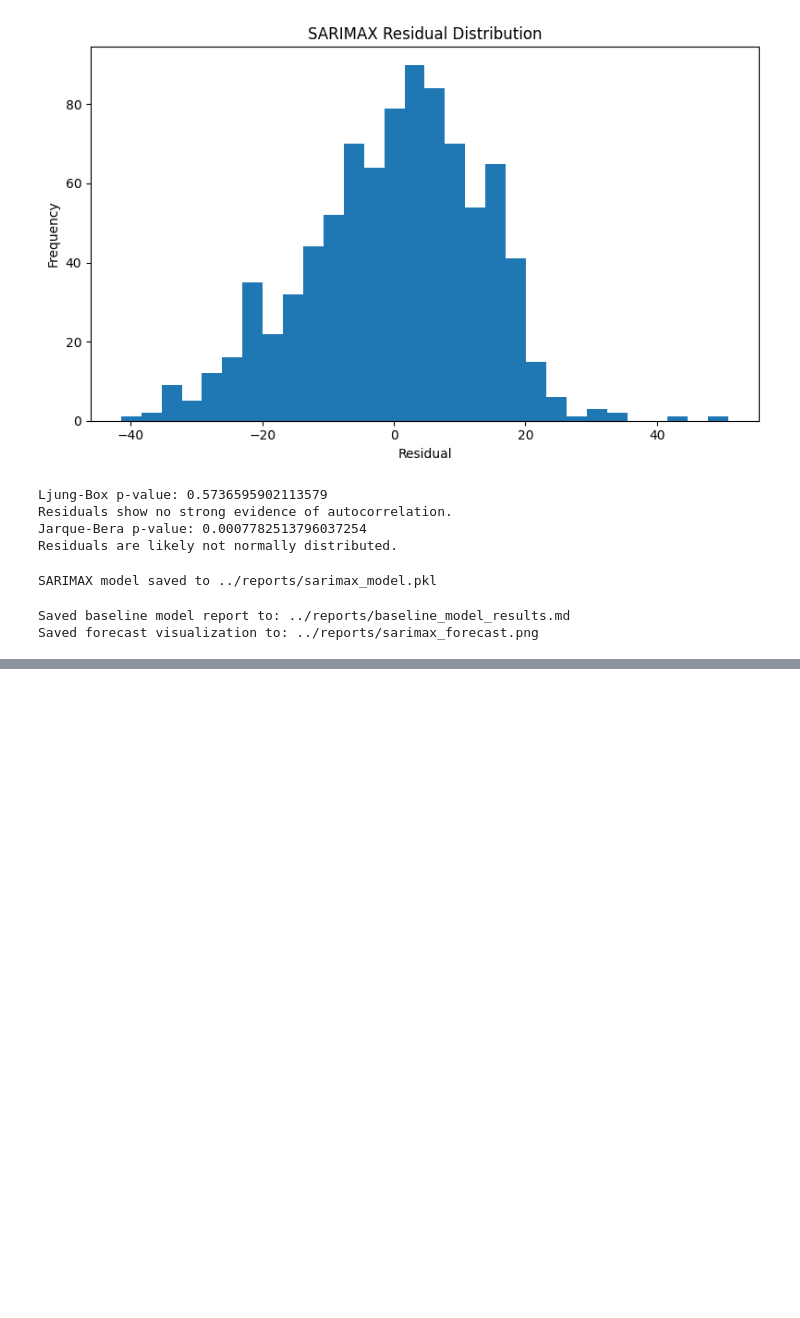
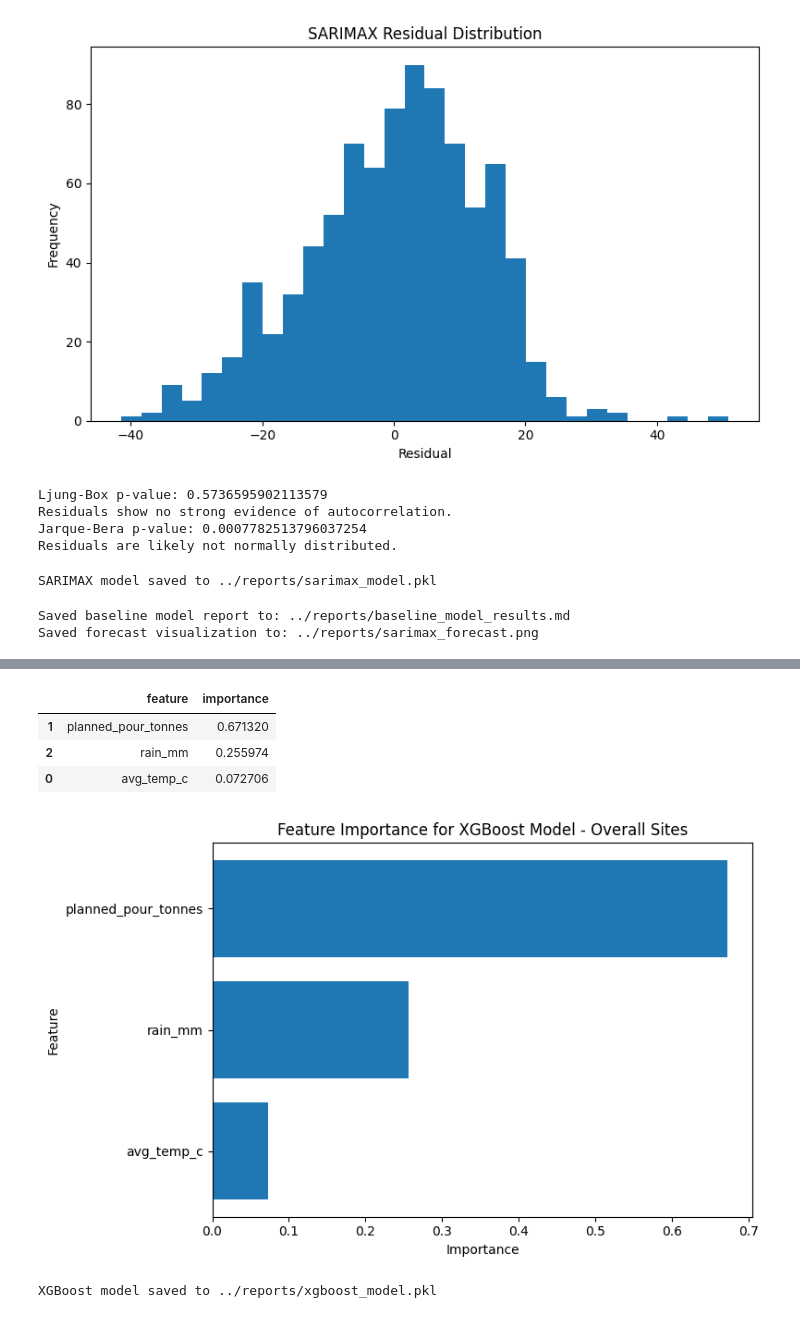
Before and after one commit to WhizIkem/MIG_Cement, a Jupyter notebook: notebooks/03_modelling2.ipynb, the cells around one changed output, grey strips where cells are left out. Cells and saved outputs as stored; diff of their text form; code cells hidden in the pictures; blank space fills up the shorter version.

Commit message:
notebooks and reports

```diff
--- a/notebooks/03_modelling2.ipynb
+++ b/notebooks/03_modelling2.ipynb
@@ -560,0 +775,44 @@ RMSE: 10.48
+# %%
+# feature importance for XGBoost model for all sites
+xgb_feature_importance_df = pd.DataFrame(xgb_feature_importance_df)
+
+overall_feature_importance_df = (
+xgb_feature_importance_df.groupby('feature')['importance']
+.mean()
+.reset_index()
+.sort_values('importance', ascending=False)
+)
+
+overall_feature_importance_df
+# %% [output]
+|  | feature | importance |
+| 1 | planned_pour_tonnes | 0.671320 |
+| 2 | rain_mm | 0.255974 |
+| 0 | avg_temp_c | 0.072706 |
+# %%
+# plot feature importance for XGBoost model for overall sites
+plt.figure(figsize=(8, 5))
+
+plt.barh(
+  overall_feature_importance_df['feature'],
+  overall_feature_importance_df['importance']
+)
+
+plt.gca().invert_yaxis()
+plt.title("Feature Importance for XGBoost Model - Overall Sites")
+plt.xlabel("Importance")
+plt.ylabel("Feature")
+plt.tight_layout()
+plt.show()
+# %% [output]
+[figure, added]
+# %%
+# save xgboost model in pickle format
+xgb_model_save_path = Path.Path("../reports/xgboost_model.pkl")
+
+with open(xgb_model_save_path, 'wb') as f:
+    pickle.dump(xgb_model, f)
+
+print(f"XGBoost model saved to {xgb_model_save_path}")
+# %% [output]
+XGBoost model saved to ../reports/xgboost_model.pkl
```
Also changed, not shown: parts of 12 cells of this notebook, 6 other files.
